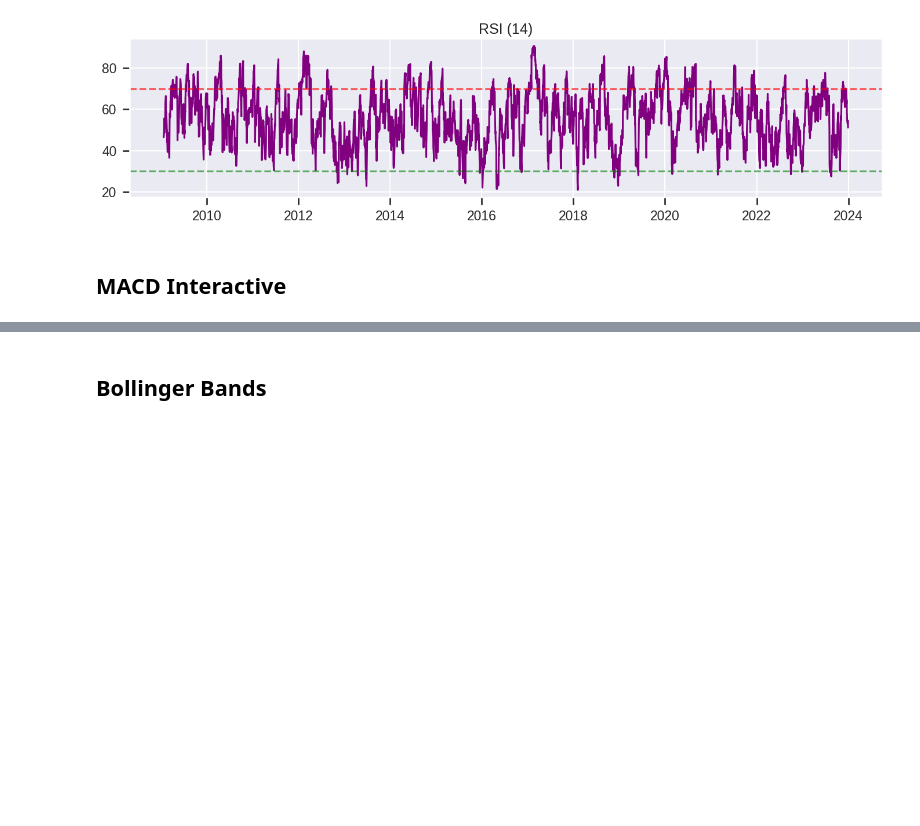
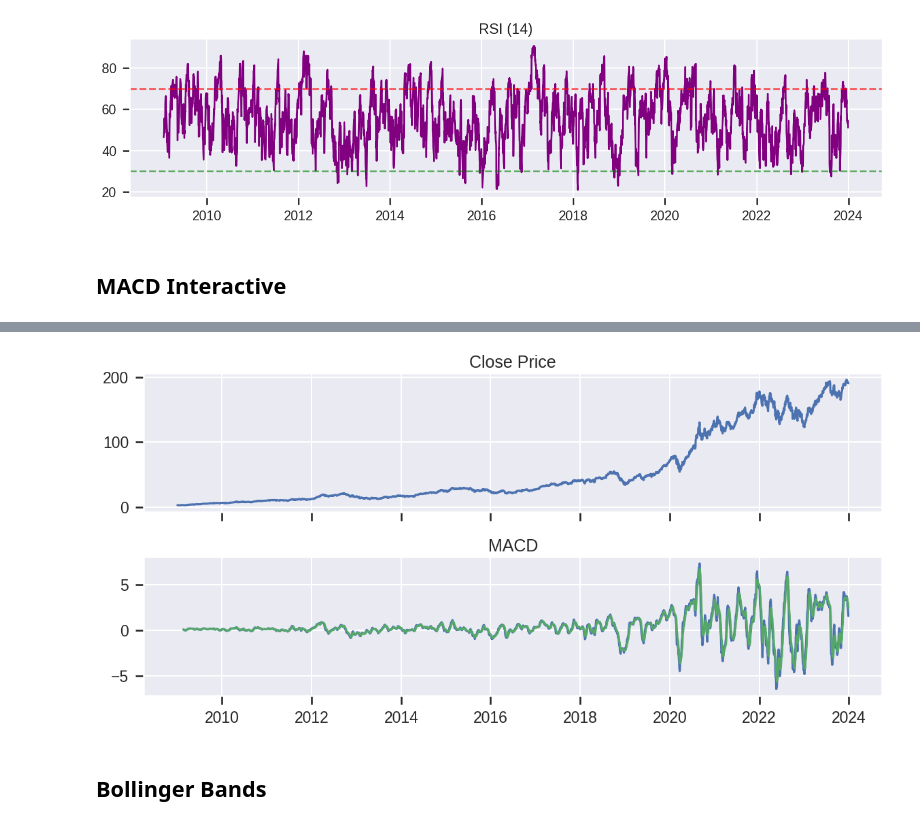
Before and after one commit to AffableMelon/news-sentiment-stock-forecasting, a Jupyter notebook: src/notebooks/task2_quantitative_analysis_AAPL.ipynb, the cells around one changed output, grey strips where cells are left out. Cells and saved outputs as stored; diff of their text form; code cells hidden in the pictures; blank space fills up the shorter version.

Commit message:
fix: make MACD static

```diff
--- a/src/notebooks/task2_quantitative_analysis_AAPL.ipynb
+++ b/src/notebooks/task2_quantitative_analysis_AAPL.ipynb
@@ -141,10 +141,24 @@ plt.show()
 # %% [markdown]
 ## MACD Interactive
 # %%
-fig = psub.make_subplots(rows=2, cols=1, shared_xaxes=True, row_heights=[0.6, 0.4])
-fig.add_trace(go.Scatter(x=price_ret_df["Date"], y=price_ret_df["Close"], name="Close", line=dict(color="black")), row=1, col=1)
-fig.add_trace(go.Scatter(x=price_ret_df["Date"], y=price_ret_df["TA_MACD"], name="MACD", line=dict(color="purple")), row=2, col=1)
-fig.add_trace(go.Scatter(x=price_ret_df["Date"], y=price_ret_df["TA_MACD_signal"], name="Signal", line=dict(color="orange")), row=2, col=1)
-fig.update_layout(height=600, title="Price & MACD")
-fig.show()
+#  Uncomment for interactive version
+# fig = psub.make_subplots(rows=2, cols=1, shared_xaxes=True, row_heights=[0.6, 0.4])
+# fig.add_trace(go.Scatter(x=price_ret_df["Date"], y=price_ret_df["Close"], name="Close", line=dict(color="black")), row=1, col=1)
+# fig.add_trace(go.Scatter(x=price_ret_df["Date"], y=price_ret_df["TA_MACD"], name="MACD", line=dict(color="purple")), row=2, col=1)
+# fig.add_trace(go.Scatter(x=price_ret_df["Date"], y=price_ret_df["TA_MACD_signal"], name="Signal", line=dict(color="orange")), row=2, col=1)
+# fig.update_layout(height=600, title="Price & MACD")
+# fig.show()
+
+fig, (ax1, ax2) = plt.subplots(2, 1, figsize=(12, 6), sharex=True)
+
+ax1.plot(price_ret_df["Date"], price_ret_df["Close"])
+ax1.set_title("Close Price")
+
+ax2.plot(price_ret_df["Date"], price_ret_df["TA_MACD"])
+ax2.plot(price_ret_df["Date"], price_ret_df["TA_MACD_signal"])
+ax2.set_title("MACD")
+
+plt.tight_layout()
+plt.savefig("macd_static.png")
+plt.show()
 # %% [output]
@@ -152,3 +165,4 @@ fig.show()
+[figure, added]
 # %% [markdown]
 ## Bollinger Bands
 # %%
```
Also changed, not shown: parts of 2 cells of this notebook.
